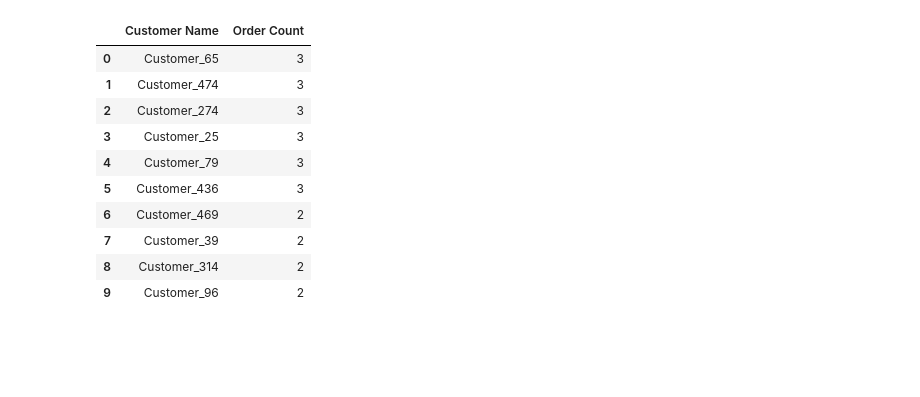
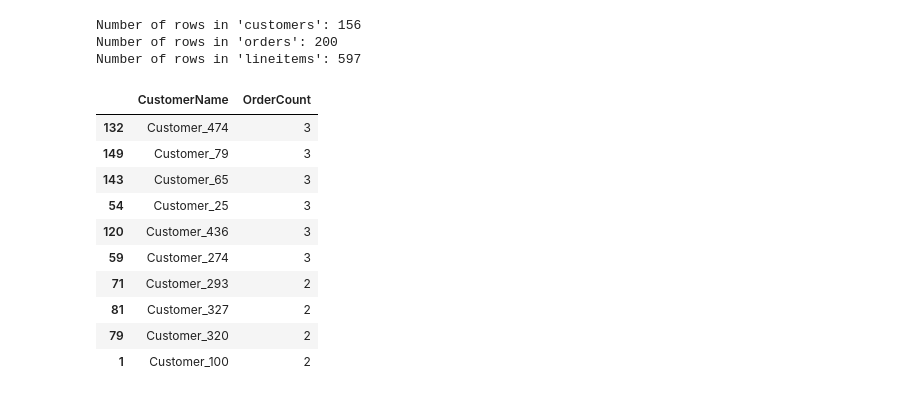
Before and after one commit to SlavPetkovic/Hierarchical-Autonomous-Agent-Swarm, a Jupyter notebook: notebooks/PandasAI_Agent.ipynb, the cells around one changed output. Drawn from its saved outputs; the diff is of its cells as text; code cells hidden in the pictures; blank space fills up the shorter version.

```diff
--- a/notebooks/PandasAI.ipynb
+++ b/notebooks/PandasAI_Agent.ipynb
@@ -37,17 +1,66 @@ print(len(customer_ids))
-# %%
-lake.chat("Give me top 10 customers with highest orders placed?")
-# %% [output]
-|  | Customer Name | Order Count |
-| 0 | Customer_65 | 3 |
-| 1 | Customer_474 | 3 |
-| 2 | Customer_274 | 3 |
-| 3 | Customer_25 | 3 |
-| 4 | Customer_79 | 3 |
-| 5 | Customer_436 | 3 |
-| 6 | Customer_469 | 2 |
-| 7 | Customer_39 | 2 |
-| 8 | Customer_314 | 2 |
-| 9 | Customer_96 | 2 |
+# %%
+# Import Dependencies
+from lib.ConnectorDB import DBConnection
+from pandasai import SmartDataframe
+from pandasai.llm import OpenAI
+from pandasai.connectors import SQLConnector
+from pandasai import SmartDatalake
+import logging.config
+import logging.handlers
+import json
+# Configure logging
+logging.config.fileConfig('../parameters/logs.ini', disable_existing_loggers=False)
+logger = logging.getLogger(__name__)
+logging.getLogger("paramiko").setLevel(logging.WARNING)
+
+# Establish database connection
+config_file = ('../parameters/config.json')
+nt_conn = DBConnection(config_file)
+nt_conn.neutrino()
+
+# Extract data from the database
+customers = nt_conn.extract_data('''SELECT * FROM Customers''')
+orders = nt_conn.extract_data('''SELECT * FROM Orders''')
+lineitems = nt_conn.extract_data('''SELECT * FROM LineItems''')
+
+# Print the number of rows extracted for each DataFrame
+print(f"Number of rows in 'customers': {customers.shape[0]}")
+print(f"Number of rows in 'orders': {orders.shape[0]}")
+print(f"Number of rows in 'lineitems': {lineitems.shape[0]}")
+
+# Close the database connection
+nt_conn.close()
+# %% [output]
+Number of rows in 'customers': 156
+Number of rows in 'orders': 200
+Number of rows in 'lineitems': 597
+# %%
+# Setting Up PandasAI
+with open(config_file) as config:
+    param = json.load(config)
+api_key = param['OpenAI_API']
+
+# Select LLM
+llm = OpenAI(api_token=api_key)
+
+# Create smart data lake
+lake = SmartDatalake(
+    [customers, orders],
+    config={"llm": llm}
+)
+lake.chat("Give me top 10 customers with highest orders placed?")
+# %% [output]
+|  | CustomerName | OrderCount |
+| 132 | Customer_474 | 3 |
+| 149 | Customer_79 | 3 |
+| 143 | Customer_65 | 3 |
+| 54 | Customer_25 | 3 |
+| 120 | Customer_436 | 3 |
+| 59 | Customer_274 | 3 |
+| 71 | Customer_293 | 2 |
+| 81 | Customer_327 | 2 |
+| 79 | Customer_320 | 2 |
+| 1 | Customer_100 | 2 |
 # %%
 lake.chat("Plot top 10 customers with highest orders placed?")
 # %% [output]
```
Also changed, not shown: parts of 5 cells of this notebook, 9 other files.
